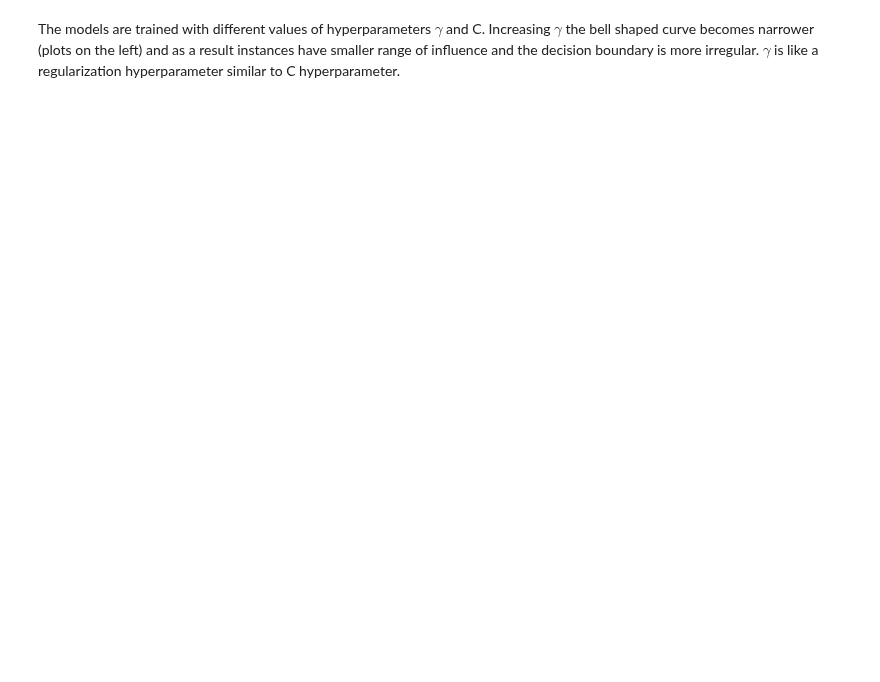
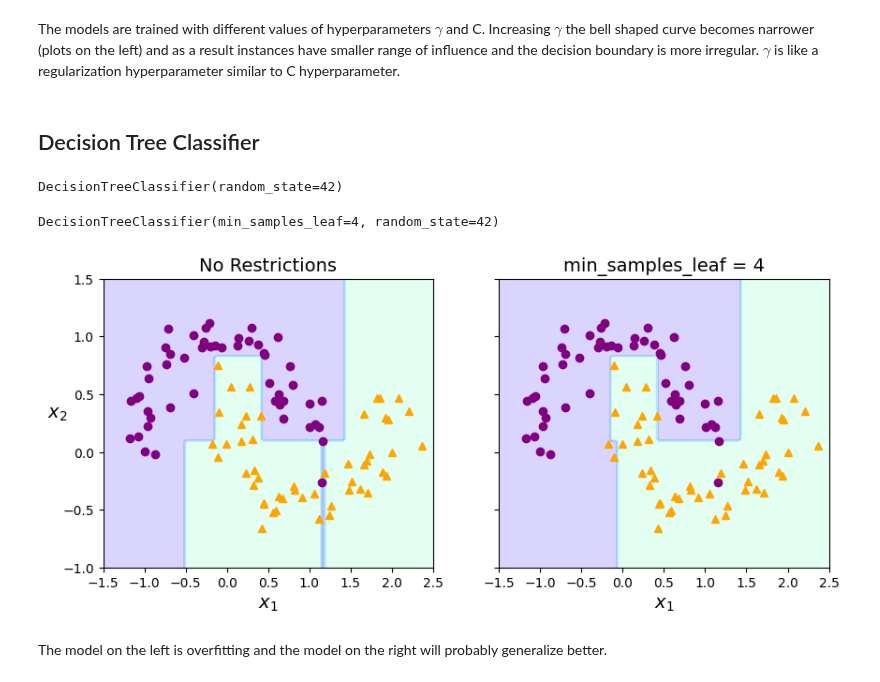
Before and after one commit to tanjatom/MachineLearning, a Jupyter notebook: Classification/toy_dataset_moons_classification.ipynb, the cells around one changed output. Saved outputs shown, nothing was run; the diff lists cells and outputs as text; code cells hidden in the pictures; blank space fills up the shorter version.

Commit message:
Add decision tree classifier

```diff
--- a/Classification/toy_dataset_moons_classification.ipynb
+++ b/Classification/toy_dataset_moons_classification.ipynb
@@ -137,2 +139,47 @@ plt.show()
 # %% [markdown]
 The models are trained with different values of hyperparameters $\gamma$ and C. Increasing $\gamma$ the bell shaped curve becomes narrower (plots on the left) and as a result instances have smaller range of influence and the decision boundary is more irregular. $\gamma$ is like a regularization hyperparameter similar to C hyperparameter.
+# %% [markdown]
+## Decision Tree Classifier
+# %%
+# Train Decision Tree without regularization
+X, y = make_moons(n_samples=100, noise=0.15, random_state=53)
+tree_clf1 = DecisionTreeClassifier(random_state=42)
+tree_clf1.fit(X, y)
+# %% [output]
+DecisionTreeClassifier(random_state=42)
+# %%
+# Train Decision Tree with regularization using min_samples_leaf
+tree_clf2 = DecisionTreeClassifier(min_samples_leaf=4, random_state=42)
+tree_clf2.fit(X, y)
+# %% [output]
+DecisionTreeClassifier(min_samples_leaf=4, random_state=42)
+# %%
+# Plot decision trees with and without restriction
+def plot_decision_boundary(clf, X, y, axes=[-1.5, 2.4, 0, 3], legend=False, plot_train=True):
+    X1s = np.linspace(-1.5, 2.5, 100)
+    X2s = np.linspace(-1, 1.5, 100)
+    X1, X2 = np.meshgrid(X1s, X2s)
+    X_new = np.c_[X1.ravel(), X2.ravel()]
+    y_pred = clf.predict(X_new).reshape(X1.shape)
+    custom_cmap = ListedColormap(["#8576FF", "#7BC9FF", "#A3FFD6"])
+    plt.contourf(X1, X2, y_pred, alpha=0.3, cmap=custom_cmap)
+    plt.xlabel(r"$x_1$", fontsize=14)
+    plt.ylabel(r"$x_2$", fontsize=14, rotation=0)
+    if plot_train:
+        plt.plot(X[:, 0][y==0], X[:, 1][y==0], "o",color="purple", label="Iris Setosa")
+        plt.plot(X[:, 0][y==1], X[:, 1][y==1], "^", color="orange", label="Iris Versicolor")
+        plt.plot(X[:, 0][y==2], X[:, 1][y==2], "ys", label="Iris Virginica")
+
+fig, axes = plt.subplots(ncols=2, figsize=(10, 4), sharey=True)
+plt.sca(axes[0])
+plot_decision_boundary(tree_clf1, X, y)
+plt.title("No Restrictions", fontsize=14)
+plt.sca(axes[1])
+plot_decision_boundary(tree_clf2, X, y)
+plt.title("min_samples_leaf = {}".format(tree_clf2.min_samples_leaf), fontsize=14)
+plt.ylabel("")
+plt.show()
+# %% [output]
+[figure, added]
+# %% [markdown]
+The model on the left is overfitting and the model on the right will probably generalize better.
```
Also changed, not shown: parts of 5 cells of this notebook.
